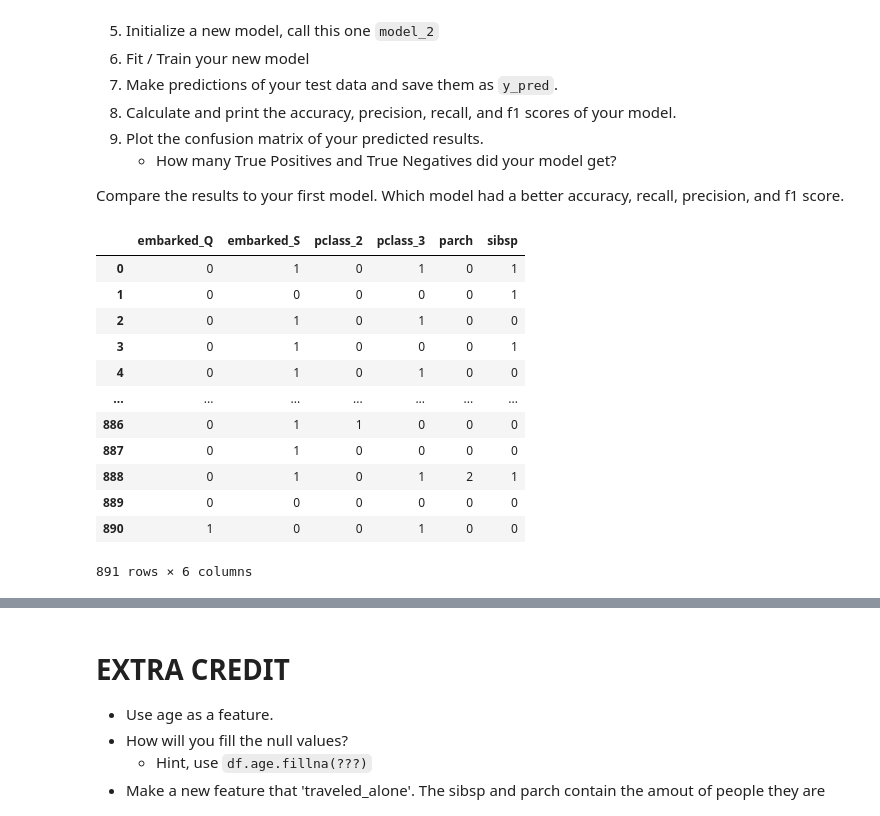
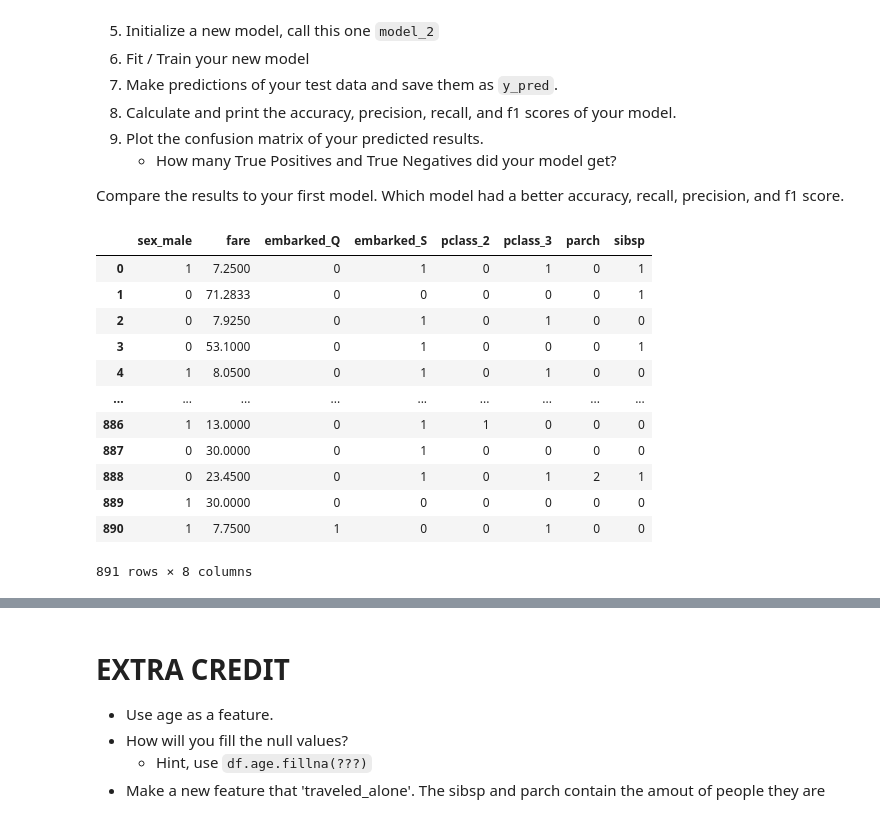
Before and after one commit to RandyLu0/2022-fall-data-science, a Jupyter notebook: Week-03-Intro-To-ML/Exercise-Logistic-Regression.ipynb, the cells around one changed output, grey strips where cells are left out. Drawn from its saved outputs; the diff is of its cells as text; code cells hidden in the pictures.

```diff
--- a/Week-03-Intro-To-ML/Exercise-Logistic-Regression.ipynb
+++ b/Week-03-Intro-To-ML/Exercise-Logistic-Regression.ipynb
@@ -194,26 +194,26 @@ Compare the results to your first model. Which model had a better accuracy, reca
 df = pd.get_dummies(df, columns=["pclass", "embarked"], drop_first=True)
 # %%
 # Update your `selected_features` to include the new pclass and embarked features.
-selected_features = ["embarked_Q", "embarked_S", "pclass_2", "pclass_3", "parch", "sibsp"]
+selected_features = ["sex_male", "fare","embarked_Q", "embarked_S", "pclass_2", "pclass_3", "parch", "sibsp"]
 
 # Define your X and y variables
 X = df[selected_features]
 y = df["survived"]
 X
 # %% [output]
-|  | embarked_Q | embarked_S | pclass_2 | pclass_3 | parch | sibsp |
-| 0 | 0 | 1 | 0 | 1 | 0 | 1 |
-| 1 | 0 | 0 | 0 | 0 | 0 | 1 |
-| 2 | 0 | 1 | 0 | 1 | 0 | 0 |
-| 3 | 0 | 1 | 0 | 0 | 0 | 1 |
-| 4 | 0 | 1 | 0 | 1 | 0 | 0 |
-| ... | ... | ... | ... | ... | ... | ... |
-| 886 | 0 | 1 | 1 | 0 | 0 | 0 |
-| 887 | 0 | 1 | 0 | 0 | 0 | 0 |
-| 888 | 0 | 1 | 0 | 1 | 2 | 1 |
-| 889 | 0 | 0 | 0 | 0 | 0 | 0 |
-| 890 | 1 | 0 | 0 | 1 | 0 | 0 |
+|  | sex_male | fare | embarked_Q | embarked_S | pclass_2 | pclass_3 | parch | sibsp |
+| 0 | 1 | 7.2500 | 0 | 1 | 0 | 1 | 0 | 1 |
+| 1 | 0 | 71.2833 | 0 | 0 | 0 | 0 | 0 | 1 |
+| 2 | 0 | 7.9250 | 0 | 1 | 0 | 1 | 0 | 0 |
+| 3 | 0 | 53.1000 | 0 | 1 | 0 | 0 | 0 | 1 |
+| 4 | 1 | 8.0500 | 0 | 1 | 0 | 1 | 0 | 0 |
+| ... | ... | ... | ... | ... | ... | ... | ... | ... |
+| 886 | 1 | 13.0000 | 0 | 1 | 1 | 0 | 0 | 0 |
+| 887 | 0 | 30.0000 | 0 | 1 | 0 | 0 | 0 | 0 |
+| 888 | 0 | 23.4500 | 0 | 1 | 0 | 1 | 2 | 1 |
+| 889 | 1 | 30.0000 | 0 | 0 | 0 | 0 | 0 | 0 |
+| 890 | 1 | 7.7500 | 1 | 0 | 0 | 1 | 0 | 0 |
-891 rows × 6 columns
+891 rows × 8 columns
 # %%
 # Split our data into testing and training.
 # !!! Remeber to use the same random state as you used before
```
Also changed, not shown: parts of 1 cell of this notebook.
